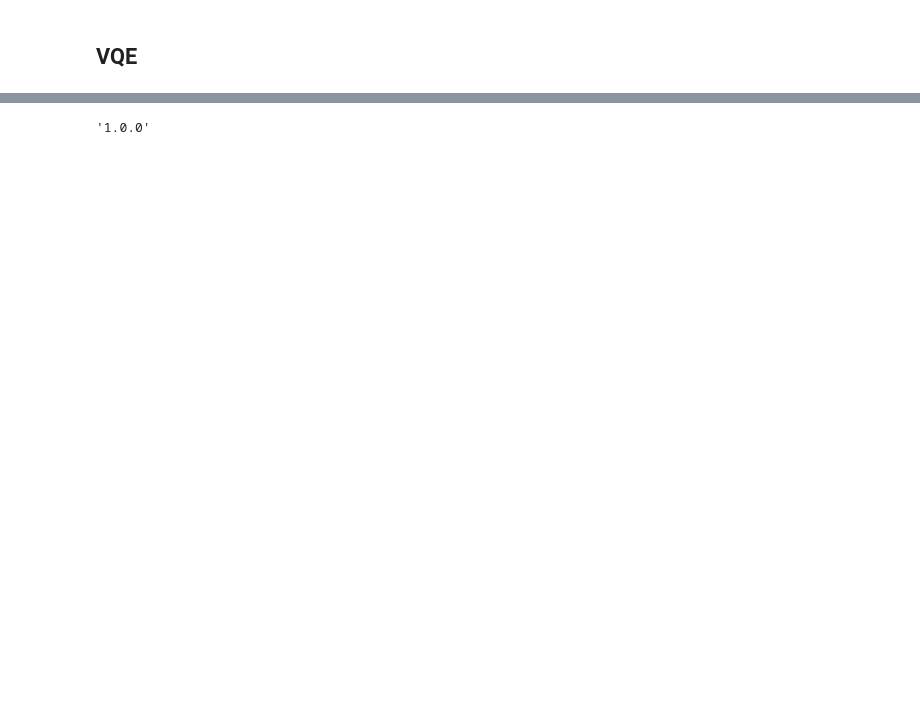
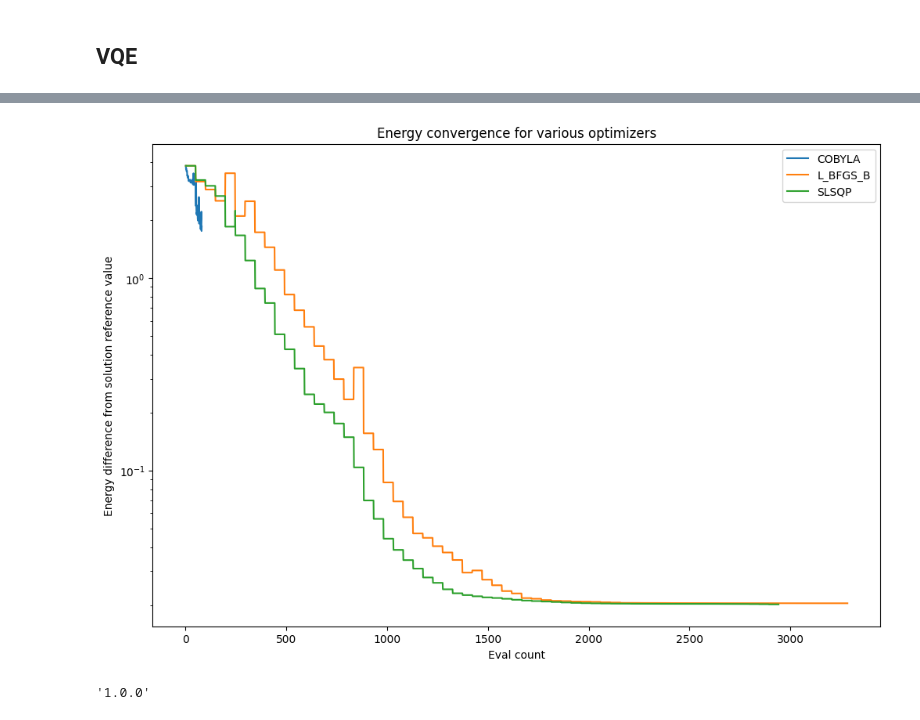
Before and after one commit to GustavoPetronilo/Portfolio, a Jupyter notebook: Quantum Computing/qiskit/Optimization/VQE.ipynb, the cells around one changed output, grey strips where cells are left out. Cells and saved outputs as stored; diff of their text form; code cells hidden in the pictures; blank space fills up the shorter version.

```diff
--- a/Quantum Computing/qiskit/Optimization/VQE.ipynb
+++ b/Quantum Computing/qiskit/Optimization/VQE.ipynb
@@ -27,7 +25,7 @@ from scipy.optimize import minimize
 # Plotting functions
 import matplotlib.pyplot as plt
 # %%
-molecule = "H .0 .0 .0; H .0 .0 0.739"
+molecule = "Li .0 .0 .0; H .0 .0 1.6"
 distances=np.arange(0.5,4.25,0.25)
 # %%
 for i,d in enumerate(distances):
@@ -197,6 +238,21 @@ pylab.legend(loc="upper right");
 # %%
-import qiskit
-
-qiskit.version.get_version_info()
+pylab.rcParams["figure.figsize"] = (12, 8)
+for i, optimizer in enumerate(optimizers):
+    pylab.plot(
+        converge_counts[i],
+        abs(ref_value - converge_vals[i]),
+        label=type(optimizer).__name__,
+    )
+pylab.xlabel("Eval count")
+pylab.ylabel("Energy difference from solution reference value")
+pylab.title("Energy convergence for various optimizers")
+pylab.yscale("log")
+pylab.legend(loc="upper right");
 # %% [output]
-'1.0.0'
+[figure, added]
+# %%
+import qiskit
+
+qiskit.version.get_version_info()
+# %% [output]
+'1.0.0'
```
Also changed, not shown: parts of 6 cells of this notebook, 7 other files.
